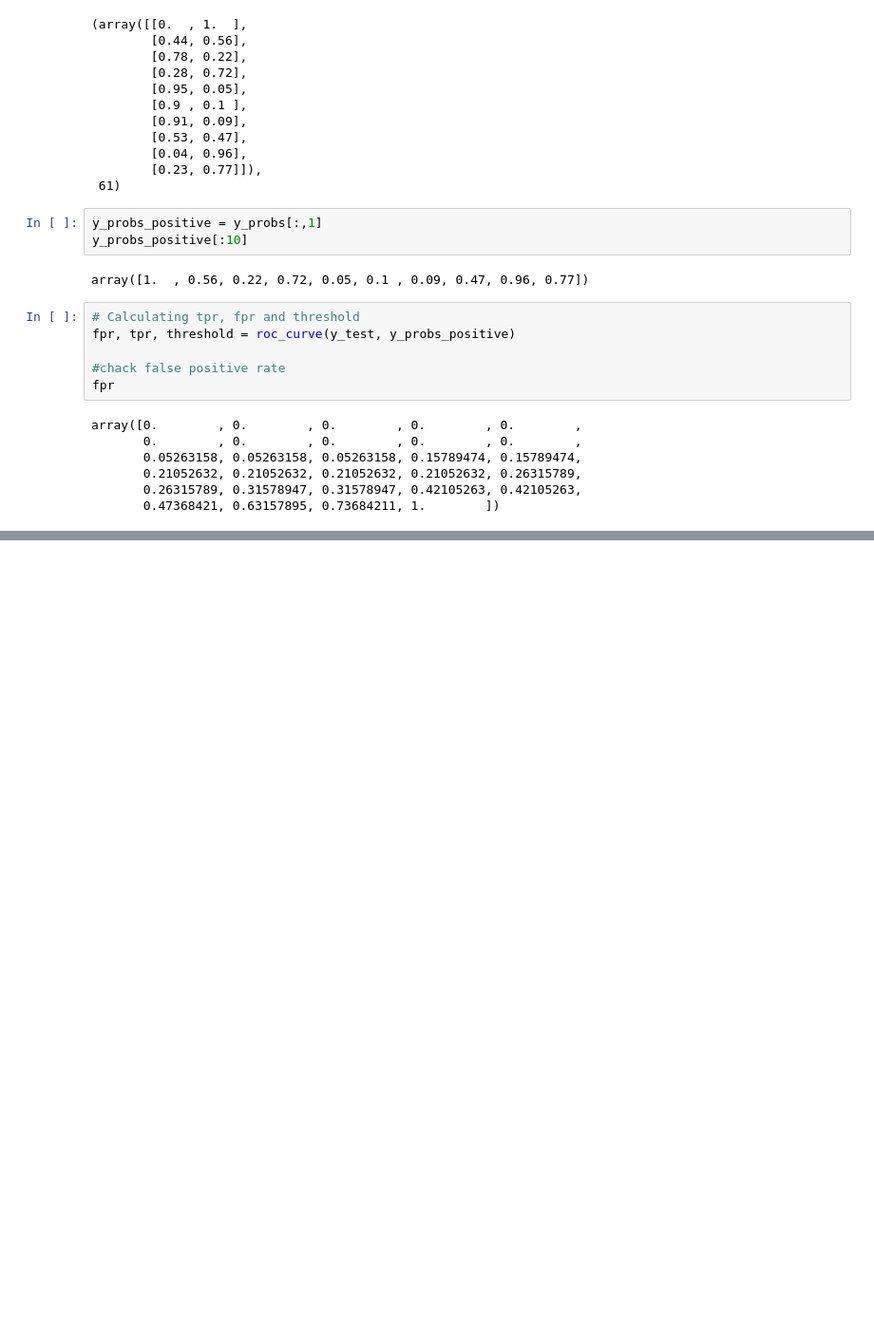
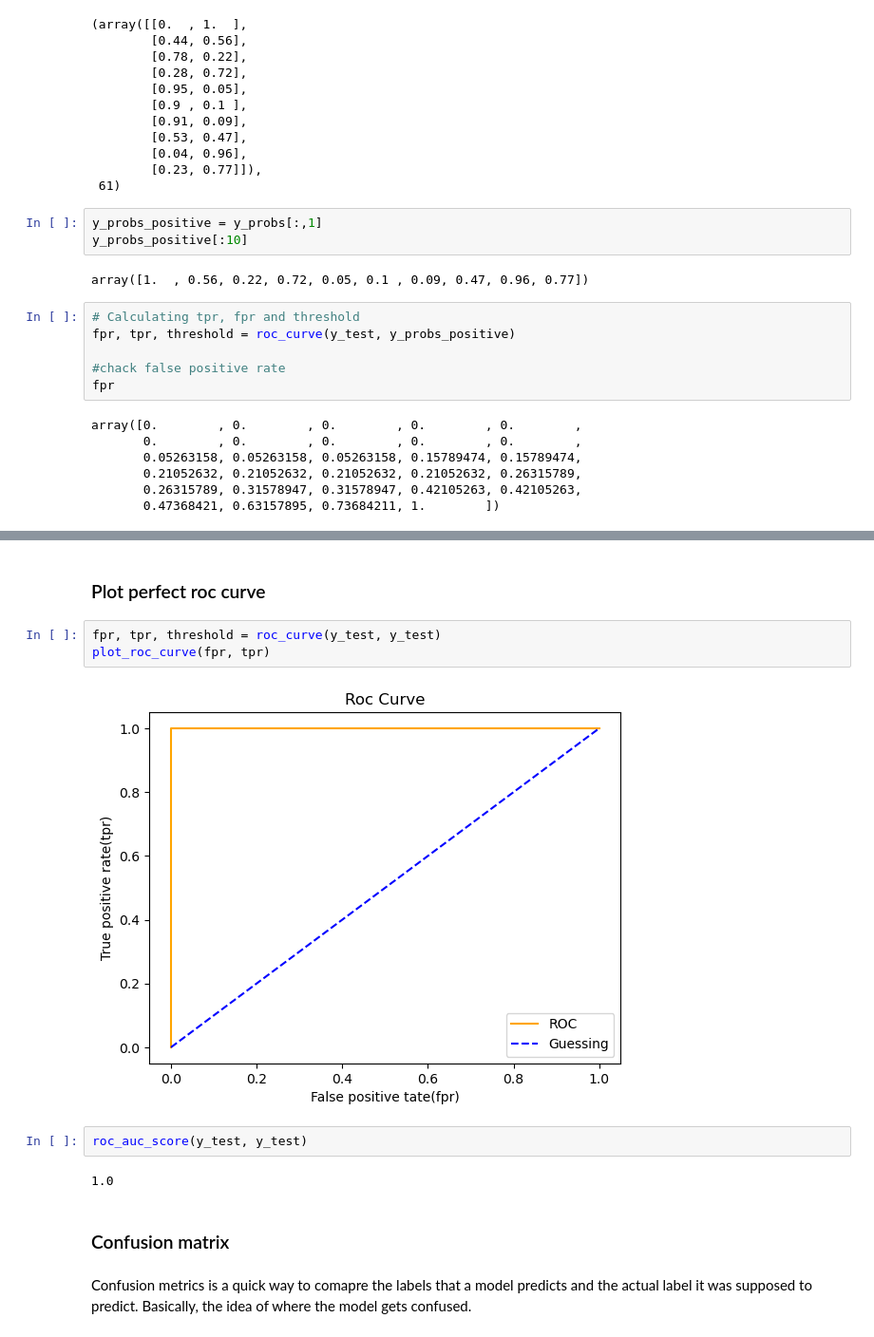
Before and after one commit to ankitx55/Machine_learning, a Jupyter notebook: sklearn/Evaluating_classic_model.ipynb, the cells around one changed output, grey strips where cells are left out. Shown at 95% size. Drawn from its saved outputs; the diff is of its cells as text; blank space fills up the shorter version.

```diff
--- a/sklearn/Evaluating_classic_model.ipynb
+++ b/sklearn/Evaluating_classic_model.ipynb
@@ -111,0 +134,17 @@ array([0.        , 0.        , 0.        , 0.        , 0.        ,
+# %% [markdown]
+### Plot perfect roc curve
+# %%
+fpr, tpr, threshold = roc_curve(y_test, y_test)
+plot_roc_curve(fpr, tpr)
+# %% [output]
+[figure, added]
+# %%
+roc_auc_score(y_test, y_test)
+# %% [output]
+1.0
+# %% [markdown]
+### Confusion matrix
+# %% [markdown]
+Confusion metrics is a quick way to comapre the labels that a model predicts and the actual label
+it was supposed to predict.
+Basically, the idea of where the model gets confused.
```
Also changed, not shown: parts of 4 cells of this notebook.
